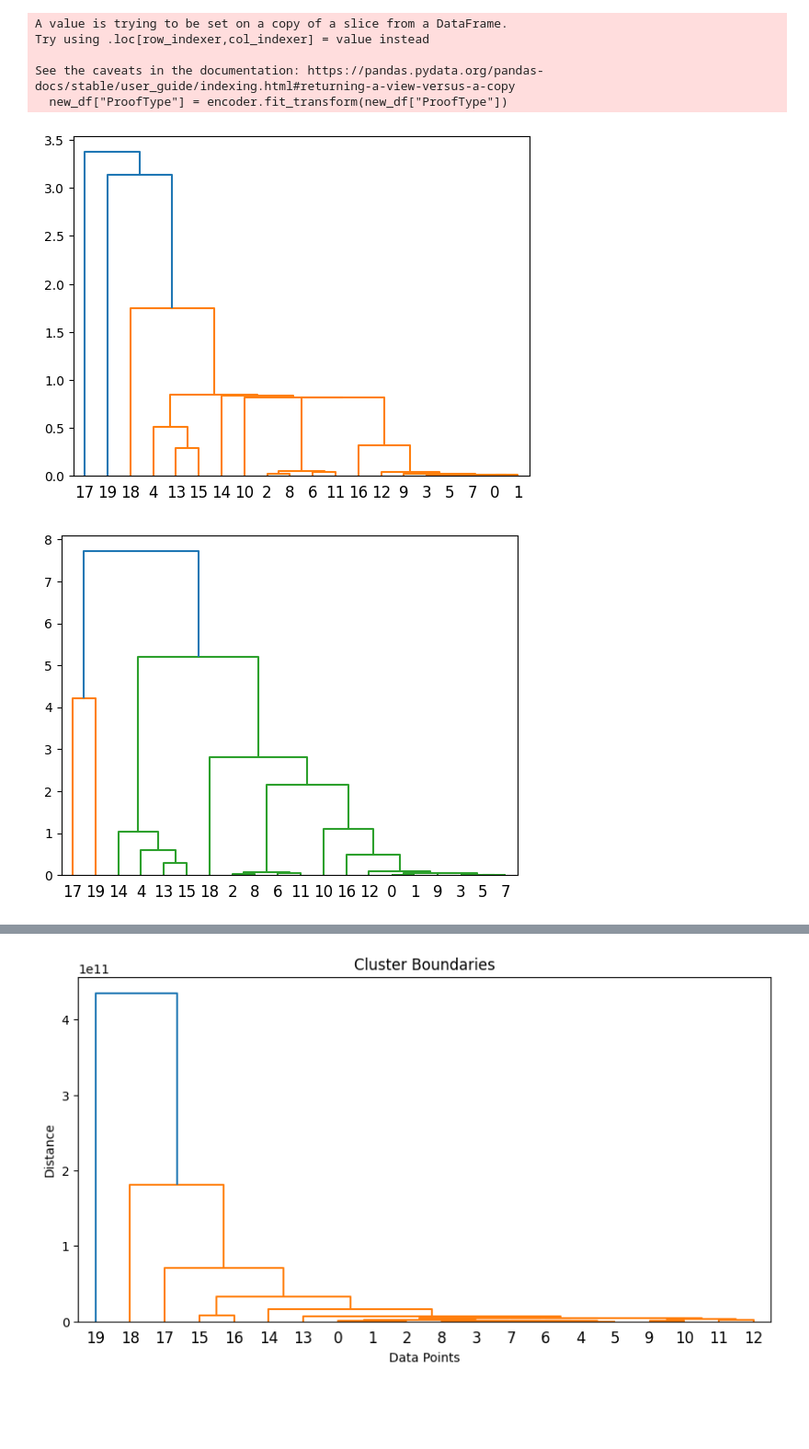
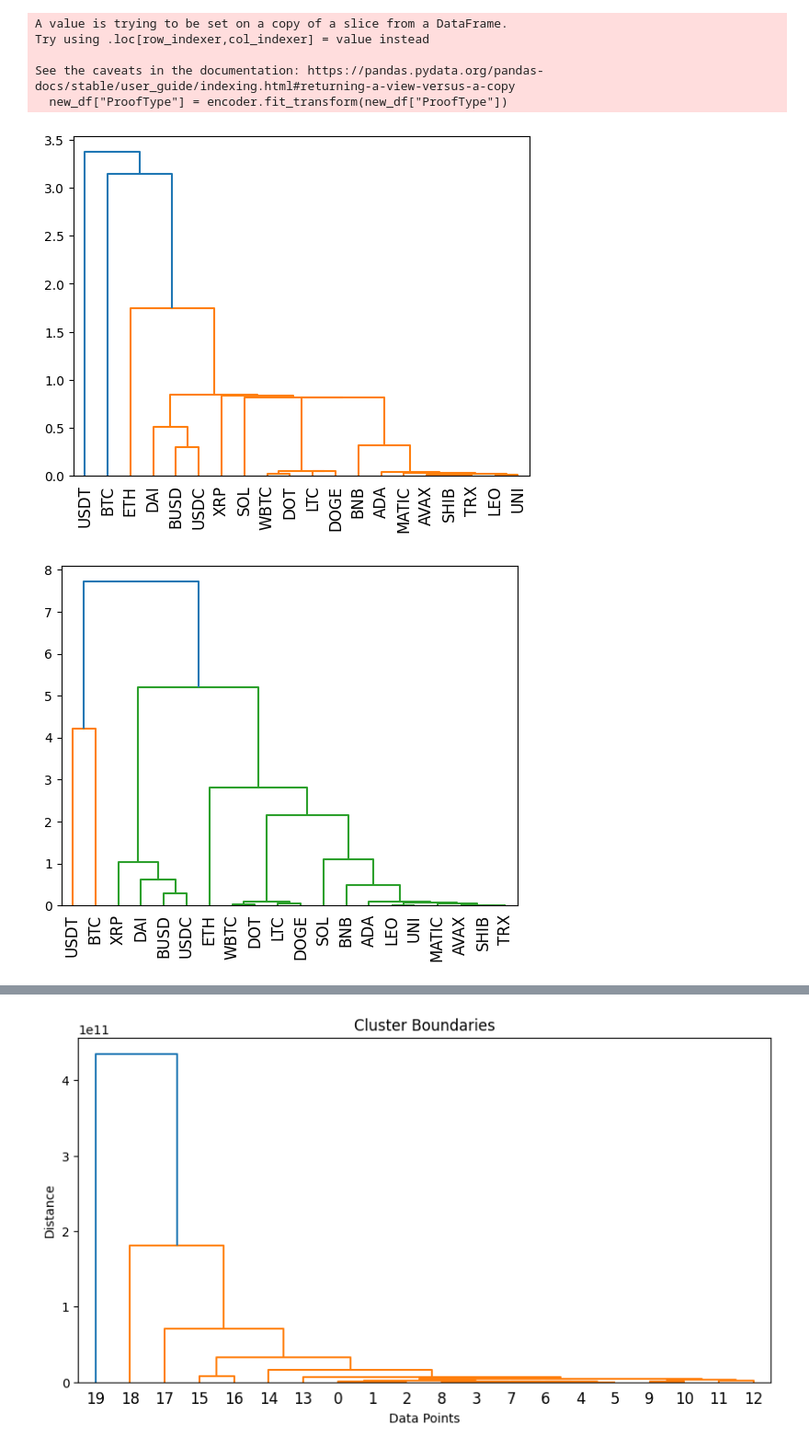
Before and after one commit to arian-rad/Quera-DataScience_bootcamp_Project1-Phase2, a Jupyter notebook: question2.ipynb, the cells around one changed output, grey strips where cells are left out. Shown at 92% size. Saved outputs shown, nothing was run; the diff lists cells and outputs as text; code cells hidden in the pictures; blank space fills up the shorter version.

```diff
--- a/question2.ipynb
+++ b/question2.ipynb
@@ -52,15 +52,15 @@ See the caveats in the documentation: https://pandas.pydata.org/pandas-docs/stab
   new_df["ProofType"] = encoder.fit_transform(new_df["ProofType"])
 # %%
 new_result = shc.linkage(new_scaled_data, method='single')
-shc.dendrogram(new_result)
+shc.dendrogram(new_result, labels=data["Symbol"].values, leaf_rotation=90)
 plt.show()
 # %% [output]
-[figure, old version]
+[figure, new version]
 # %%
 new_result = shc.linkage(new_scaled_data, method='ward')
-shc.dendrogram(new_result)
+shc.dendrogram(new_result,labels=data["Symbol"].values, leaf_rotation=90)
 plt.show()
 # %% [output]
-[figure, old version]
+[figure, new version]
 # %%
 new_result = shc.linkage(new_scaled_data, method='centroid')
```
Also changed, not shown: parts of 6 cells of this notebook.
